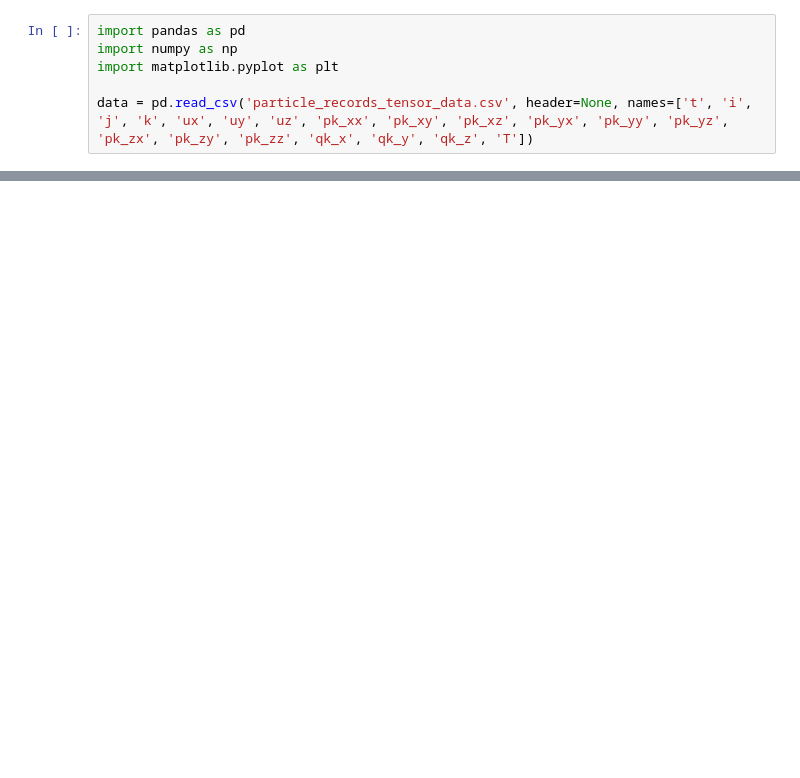
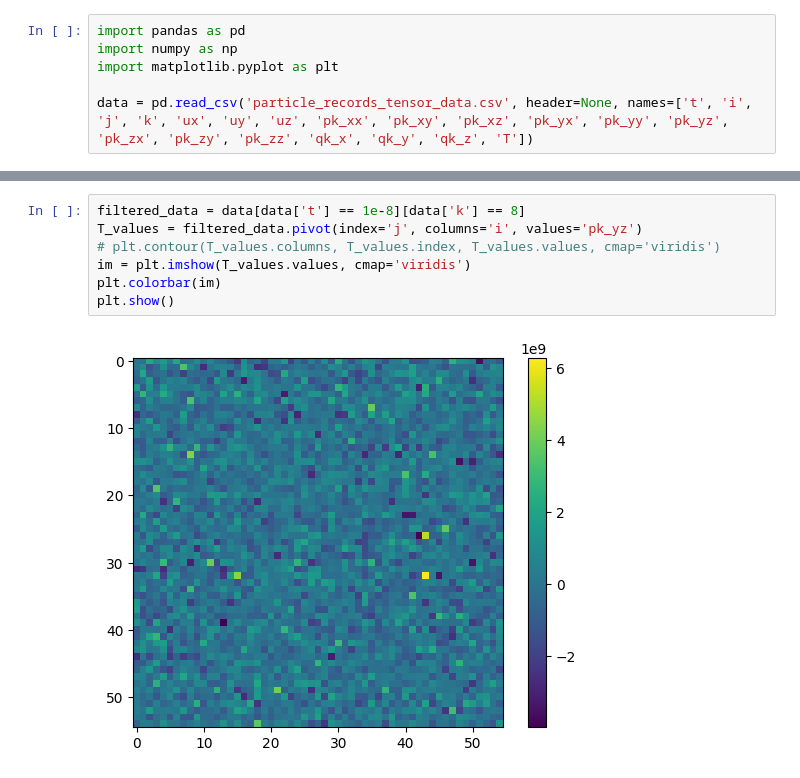
Before and after one commit to hy-wu/emc, a Jupyter notebook: c_out/div.ipynb, the cells around one changed output, grey strips where cells are left out. Saved outputs shown, nothing was run; the diff lists cells and outputs as text; blank space fills up the shorter version.

```diff
--- a/c_out/div.ipynb
+++ b/c_out/div.ipynb
@@ -31,0 +41,9 @@ plt.show()
+# %%
+filtered_data = data[data['t'] == 1e-8][data['k'] == 8]
+T_values = filtered_data.pivot(index='j', columns='i', values='pk_yz')
+# plt.contour(T_values.columns, T_values.index, T_values.values, cmap='viridis')
+im = plt.imshow(T_values.values, cmap='viridis')
+plt.colorbar(im)
+plt.show()
+# %% [output]
+[figure, added]
```
Also changed, not shown: parts of 10 cells of this notebook, 2 other files.
